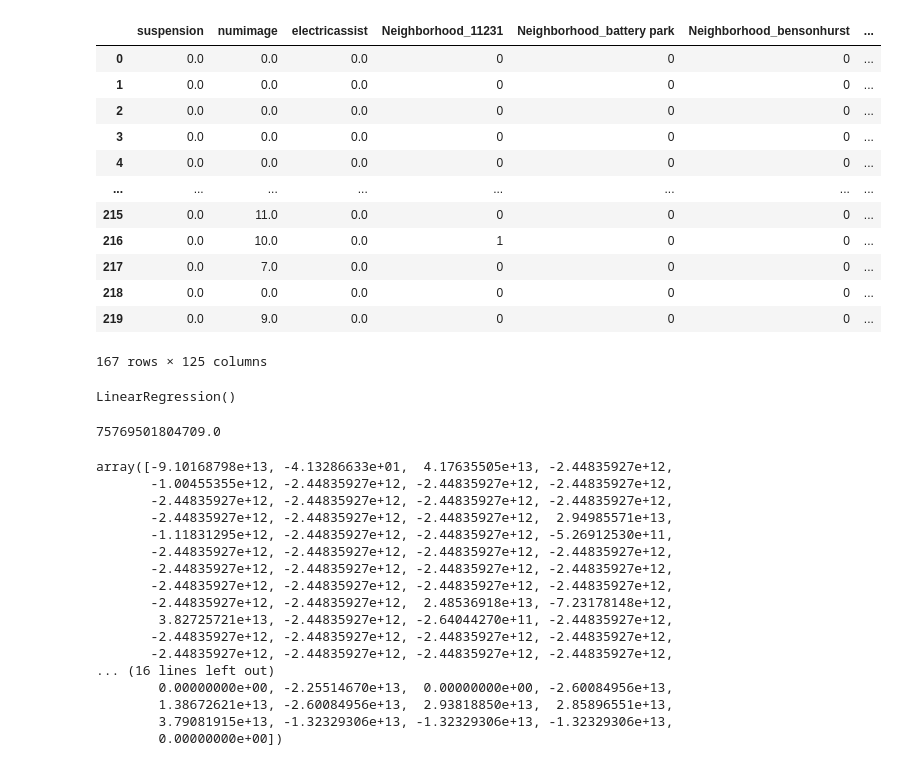
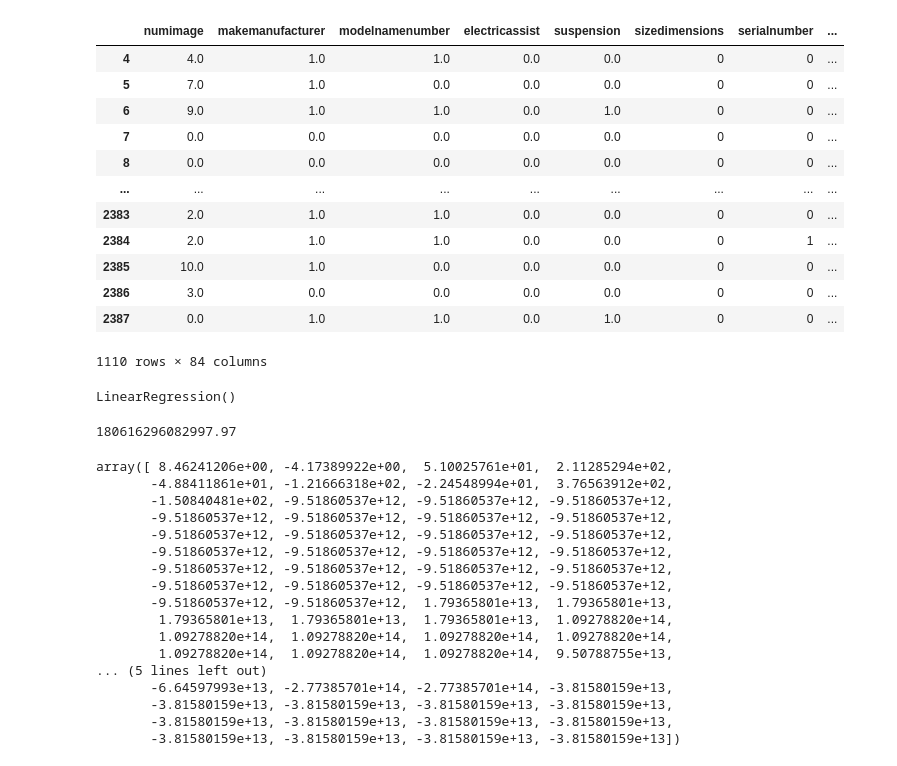
Before and after one commit to noeht/Data-Analytics---BEstimate, a Jupyter notebook: craigslist_ML.ipynb, the cells around one changed output. Cells and saved outputs as stored; diff of their text form; code cells hidden in the pictures.

```diff
--- a/craigslist_ML.ipynb
+++ b/craigslist_ML.ipynb
@@ -3,7 +3,7 @@ import pandas as pd
 import numpy as np
 from sklearn import neighbors, linear_model, model_selection,metrics
 # %%
-df = pd.read_csv('preprocessed_data_craigslist.csv').drop(['Unnamed: 0','text','URL','modelname/number'],axis=1).drop_duplicates(subset=None, keep='first', inplace=False)
+df = pd.read_csv('preprocessed_data_craigslist.csv').drop(['Unnamed: 0','text','url','title','date','days'],axis=1).drop_duplicates(subset=None, keep='first', inplace=False)
 df.info()
 # %% [output]
 <class 'pandas.core.frame.DataFrame'>
@@ -29,3 +26,4 @@ memory usage: 18.3+ KB
 # %%
+df = df[(30<df.price)&(df.price<1000)]
 df
 # %% [output]
@@ -53,25 +63,25 @@ memory usage: 26.4 KB
 # %%
 linear_regression = linear_model.LinearRegression()
 
-X = pd.get_dummies(df.drop(columns=['Price']))
+X = pd.get_dummies(df.drop(columns=['price']))
 display(X)
-y = df.Price
+y = df.price
 
 X_train, X_test, y_train, y_test = model_selection.train_test_split(X, y, test_size=0.3)
 # %% [output]
-|  | suspension | numimage | electricassist | Neighborhood_11231 | Neighborhood_battery park | Neighborhood_bensonhurst | ... |
-| 0 | 0.0 | 0.0 | 0.0 | 0 | 0 | 0 | ... |
-| 1 | 0.0 | 0.0 | 0.0 | 0 | 0 | 0 | ... |
-| 2 | 0.0 | 0.0 | 0.0 | 0 | 0 | 0 | ... |
-| 3 | 0.0 | 0.0 | 0.0 | 0 | 0 | 0 | ... |
-| 4 | 0.0 | 0.0 | 0.0 | 0 | 0 | 0 | ... |
-| ... | ... | ... | ... | ... | ... | ... | ... |
-| 215 | 0.0 | 11.0 | 0.0 | 0 | 0 | 0 | ... |
-| 216 | 0.0 | 10.0 | 0.0 | 1 | 0 | 0 | ... |
-| 217 | 0.0 | 7.0 | 0.0 | 0 | 0 | 0 | ... |
-| 218 | 0.0 | 0.0 | 0.0 | 0 | 0 | 0 | ... |
-| 219 | 0.0 | 9.0 | 0.0 | 0 | 0 | 0 | ... |
+|  | numimage | makemanufacturer | modelnamenumber | electricassist | suspension | sizedimensions | serialnumber | ... |
+| 4 | 4.0 | 1.0 | 1.0 | 0.0 | 0.0 | 0 | 0 | ... |
+| 5 | 7.0 | 1.0 | 0.0 | 0.0 | 0.0 | 0 | 0 | ... |
+| 6 | 9.0 | 1.0 | 1.0 | 0.0 | 1.0 | 0 | 0 | ... |
+| 7 | 0.0 | 0.0 | 0.0 | 0.0 | 0.0 | 0 | 0 | ... |
+| 8 | 0.0 | 0.0 | 0.0 | 0.0 | 0.0 | 0 | 0 | ... |
+| ... | ... | ... | ... | ... | ... | ... | ... | ... |
+| 2383 | 2.0 | 1.0 | 1.0 | 0.0 | 0.0 | 0 | 0 | ... |
+| 2384 | 2.0 | 1.0 | 1.0 | 0.0 | 0.0 | 0 | 1 | ... |
+| 2385 | 10.0 | 1.0 | 0.0 | 0.0 | 0.0 | 0 | 0 | ... |
+| 2386 | 3.0 | 0.0 | 0.0 | 0.0 | 0.0 | 0 | 0 | ... |
+| 2387 | 0.0 | 1.0 | 1.0 | 0.0 | 1.0 | 0 | 0 | ... |
-167 rows × 125 columns
+1110 rows × 84 columns
 # %%
 linear_regression.fit(X_train,y_train)
 # %% [output]
@@ -79,26 +89,26 @@ LinearRegression()
 # %%
 linear_regression.intercept_
 # %% [output]
-75769501804709.0
+180616296082997.97
 # %%
 linear_regression.coef_
 # %% [output]
-array([-9.10168798e+13, -4.13286633e+01,  4.17635505e+13, -2.44835927e+12,
-       -1.00455355e+12, -2.44835927e+12, -2.44835927e+12, -2.44835927e+12,
-       -2.44835927e+12, -2.44835927e+12, -2.44835927e+12, -2.44835927e+12,
-       -2.44835927e+12, -2.44835927e+12, -2.44835927e+12,  2.94985571e+13,
-       -1.11831295e+12, -2.44835927e+12, -2.44835927e+12, -5.26912530e+11,
-       -2.44835927e+12, -2.44835927e+12, -2.44835927e+12, -2.44835927e+12,
-       -2.44835927e+12, -2.44835927e+12, -2.44835927e+12, -2.44835927e+12,
-       -2.44835927e+12, -2.44835927e+12, -2.44835927e+12, -2.44835927e+12,
-       -2.44835927e+12, -2.44835927e+12,  2.48536918e+13, -7.23178148e+12,
-        3.82725721e+13, -2.44835927e+12, -2.64044270e+11, -2.44835927e+12,
-       -2.44835927e+12, -2.44835927e+12, -2.44835927e+12, -2.44835927e+12,
-       -2.44835927e+12, -2.44835927e+12, -2.44835927e+12, -2.44835927e+12,
-... (16 lines left out)
-        0.00000000e+00, -2.25514670e+13,  0.00000000e+00, -2.60084956e+13,
-        1.38672621e+13, -2.60084956e+13,  2.93818850e+13,  2.85896551e+13,
-        3.79081915e+13, -1.32329306e+13, -1.32329306e+13, -1.32329306e+13,
-        0.00000000e+00])
+array([ 8.46241206e+00, -4.17389922e+00,  5.10025761e+01,  2.11285294e+02,
+       -4.88411861e+01, -1.21666318e+02, -2.24548994e+01,  3.76563912e+02,
+       -1.50840481e+02, -9.51860537e+12, -9.51860537e+12, -9.51860537e+12,
+       -9.51860537e+12, -9.51860537e+12, -9.51860537e+12, -9.51860537e+12,
+       -9.51860537e+12, -9.51860537e+12, -9.51860537e+12, -9.51860537e+12,
+       -9.51860537e+12, -9.51860537e+12, -9.51860537e+12, -9.51860537e+12,
+       -9.51860537e+12, -9.51860537e+12, -9.51860537e+12, -9.51860537e+12,
+       -9.51860537e+12, -9.51860537e+12, -9.51860537e+12, -9.51860537e+12,
+       -9.51860537e+12, -9.51860537e+12,  1.79365801e+13,  1.79365801e+13,
+        1.79365801e+13,  1.79365801e+13,  1.79365801e+13,  1.09278820e+14,
+        1.09278820e+14,  1.09278820e+14,  1.09278820e+14,  1.09278820e+14,
+        1.09278820e+14,  1.09278820e+14,  1.09278820e+14,  9.50788755e+13,
+... (5 lines left out)
+       -6.64597993e+13, -2.77385701e+14, -2.77385701e+14, -3.81580159e+13,
+       -3.81580159e+13, -3.81580159e+13, -3.81580159e+13, -3.81580159e+13,
+       -3.81580159e+13, -3.81580159e+13, -3.81580159e+13, -3.81580159e+13,
+       -3.81580159e+13, -3.81580159e+13, -3.81580159e+13, -3.81580159e+13])
 # %%
 y_pred = linear_regression.predict(X_test)
```
Also changed, not shown: parts of 7 cells of this notebook.
